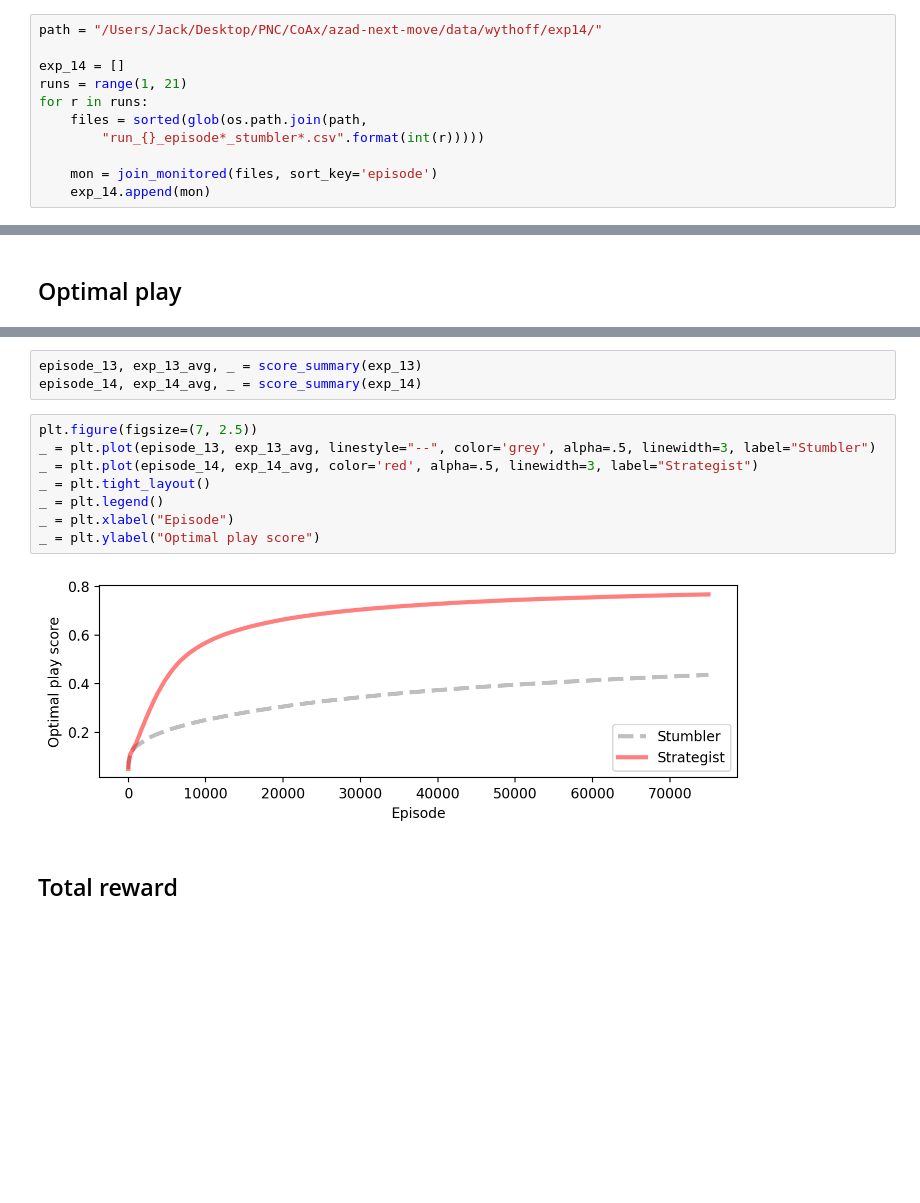
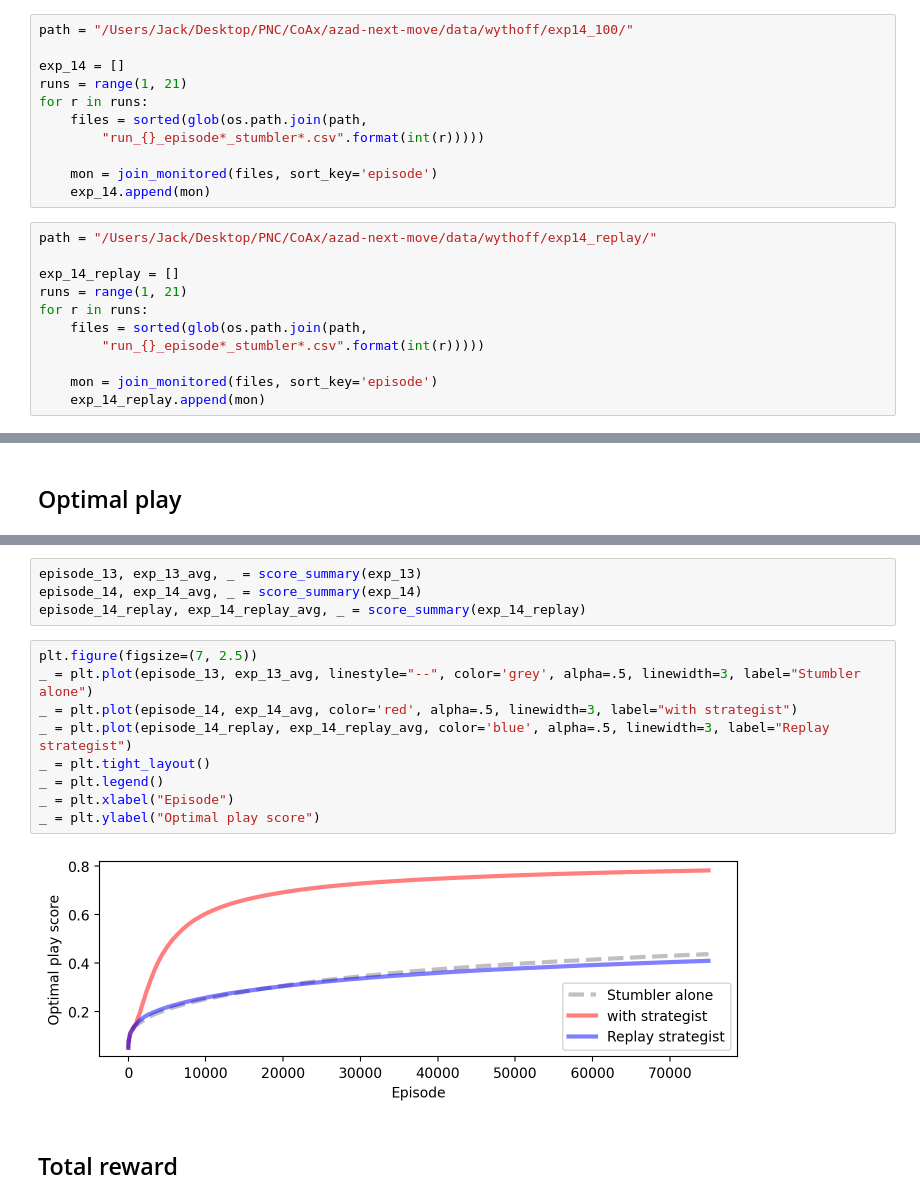
Before and after one commit to CoAxLab/azad-next-move, a Jupyter notebook: notebooks/wythoff_exp13_14.ipynb, the cells around one changed output, grey strips where cells are left out. Cells and saved outputs as stored; diff of their text form; blank space fills up the shorter version.

Commit message:
Updated replay-based stumbler-recaller

```diff
--- a/notebooks/wythoff_exp13_14.ipynb
+++ b/notebooks/wythoff_exp13_14.ipynb
@@ -35,7 +35,7 @@ for fi in files:
 # %% [markdown]
 ## Exp 14
 # %%
-path = "/Users/Jack/Desktop/PNC/CoAx/azad-next-move/data/wythoff/exp14/"
+path = "/Users/Jack/Desktop/PNC/CoAx/azad-next-move/data/wythoff/exp14_100/"
 
 exp_14 = []
 runs = range(1, 21)
@@ -45,6 +45,17 @@ for r in runs:
 
     mon = join_monitored(files, sort_key='episode')
     exp_14.append(mon)
+# %%
+path = "/Users/Jack/Desktop/PNC/CoAx/azad-next-move/data/wythoff/exp14_replay/"
+
+exp_14_replay = []
+runs = range(1, 21)
+for r in runs:
+    files = sorted(glob(os.path.join(path,
+        "run_{}_episode*_stumbler*.csv".format(int(r)))))
+
+    mon = join_monitored(files, sort_key='episode')
+    exp_14_replay.append(mon)
 # %%
 pprint(exp_13[0].keys())
 pprint(exp_14[0].keys())
@@ -93,16 +108,18 @@ _ = plt.ylabel("Optimal play score")
 # %%
 episode_13, exp_13_avg, _ = score_summary(exp_13)
 episode_14, exp_14_avg, _ = score_summary(exp_14)
+episode_14_replay, exp_14_replay_avg, _ = score_summary(exp_14_replay)
 # %%
 plt.figure(figsize=(7, 2.5))
-_ = plt.plot(episode_13, exp_13_avg, linestyle="--", color='grey', alpha=.5, linewidth=3, label="Stumbler")
-_ = plt.plot(episode_14, exp_14_avg, color='red', alpha=.5, linewidth=3, label="Strategist")
+_ = plt.plot(episode_13, exp_13_avg, linestyle="--", color='grey', alpha=.5, linewidth=3, label="Stumbler alone")
+_ = plt.plot(episode_14, exp_14_avg, color='red', alpha=.5, linewidth=3, label="with strategist")
+_ = plt.plot(episode_14_replay, exp_14_replay_avg, color='blue', alpha=.5, linewidth=3, label="Replay strategist")
 _ = plt.tight_layout()
 _ = plt.legend()
 _ = plt.xlabel("Episode")
 _ = plt.ylabel("Optimal play score")
 # %% [output]
-[figure, old version]
+[figure, new version]
 # %% [markdown]
 ## Total reward
 # %%
```
Also changed, not shown: parts of 11 cells of this notebook, 3 other files.
